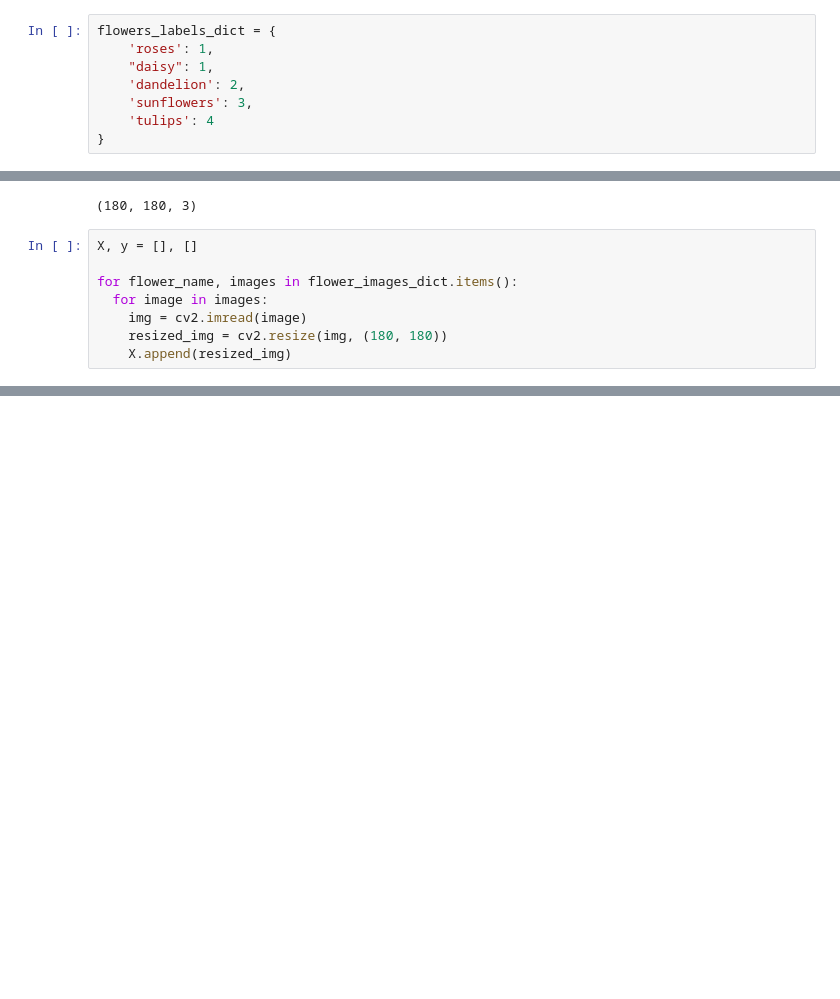
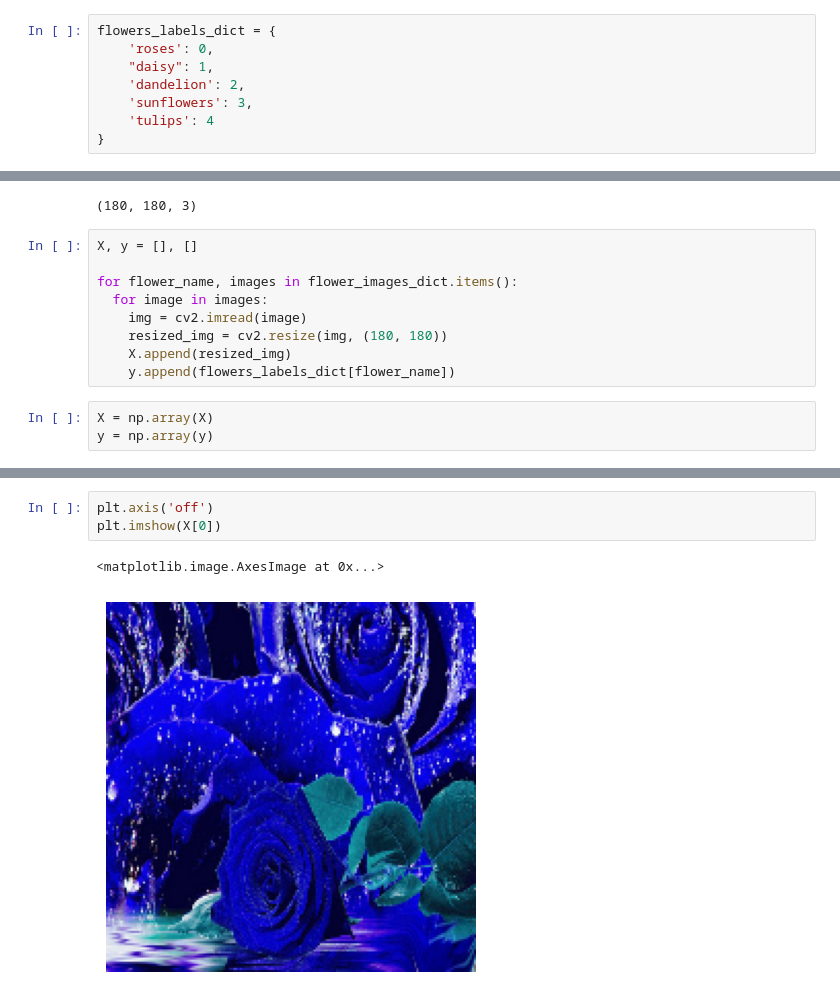
Before and after one commit to nickmirunsw/py-learning, a Jupyter notebook: tensorflow/tfnm.ipynb, the cells around one changed output, grey strips where cells are left out. Cells and saved outputs as stored; diff of their text form; blank space fills up the shorter version.

```diff
--- a/tensorflow/tfnm.ipynb
+++ b/tensorflow/tfnm.ipynb
@@ -2291,7 +2288,7 @@ print(flower_images_dict['roses'])
 [PosixPath('datasets/flower_photos/flower_photos/roses/23891005905_17ce9e6936.jpg'), PosixPath('datasets/flower_photos/flower_photos/roses/5231103167_a03280e9f6_n.jpg'), PosixPath('datasets/flower_pho ...
 # %%
 flowers_labels_dict = {
-    'roses': 1,
+    'roses': 0,
     "daisy": 1,
     'dandelion': 2,
     'sunflowers': 3,
@@ -2341,3 +2338,7 @@ for flower_name, images in flower_images_dict.items():
     img = cv2.imread(image)
     resized_img = cv2.resize(img, (180, 180))
     X.append(resized_img)
+    y.append(flowers_labels_dict[flower_name])
+# %%
+X = np.array(X)
+y = np.array(y)
@@ -2343,0 +2449,6 @@ for flower_name, images in flower_images_dict.items():
+# %%
+plt.axis('off')
+plt.imshow(X[0])
+# %% [output]
+<matplotlib.image.AxesImage at 0x...>
+[figure, added]
```
Also changed, not shown: parts of 16 cells of this notebook.
